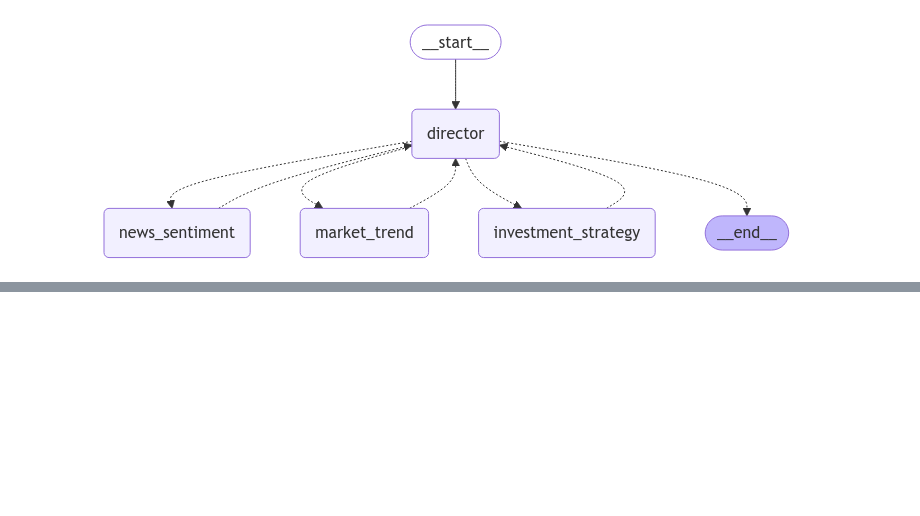
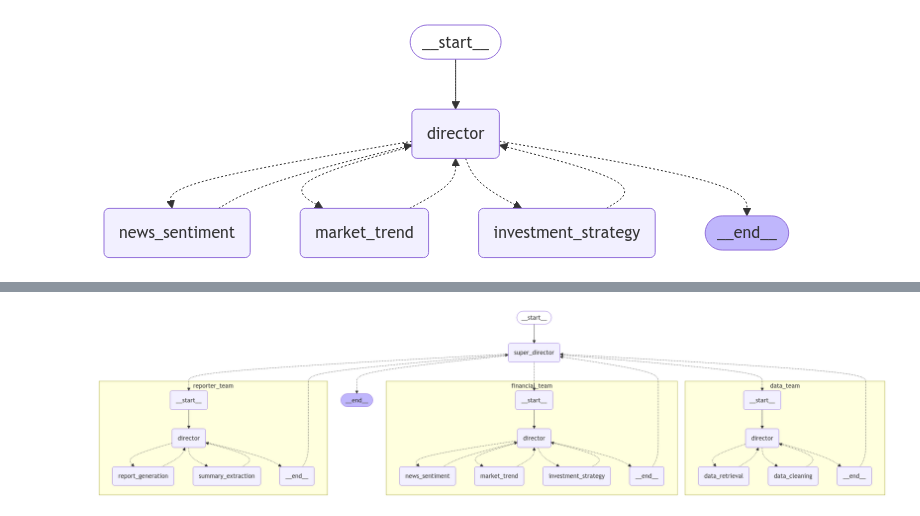
Before and after one commit to heohyunjun/FinBrainAgent, a Jupyter notebook: test2.ipynb, the cells around one changed output, grey strips where cells are left out. Saved outputs shown, nothing was run; the diff lists cells and outputs as text; code cells hidden in the pictures; blank space fills up the shorter version.

```diff
--- a/test2.ipynb
+++ b/test2.ipynb
@@ -302,0 +312,23 @@ display(Image(financial_graph.get_graph().draw_mermaid_png()))
+# %%
+class State(TypedDict):
+    messages: Annotated[list, add_messages]
+    # 라우팅 결정
+    next: str
+
+
+# 마지막 메시지 반환 노드
+def get_last_message(state: State) -> str:
+    last_message = state["messages"][-1]
+    if isinstance(last_message, str):
+        return {"messages": [HumanMessage(content=last_message)]}
+    else:
+        return {"messages": [last_message.content]}
+
+
+# 응답 종합 노드
+def join_graph(response: dict):
+    # 마지막 메시지를 추출하여 메시지 목록으로 반환
+    return {"messages": [response["messages"][-1]]}
+
+def get_next_node(x):
+    return x["next"]
@@ -302,0 +392,8 @@ display(Image(financial_graph.get_graph().draw_mermaid_png()))
+# %%
+display(
+    Image(
+        super_graph.get_graph(xray=True).draw_mermaid_png()
+    )
+)
+# %% [output]
+[figure, added]
```
Also changed, not shown: parts of 5 cells of this notebook.
